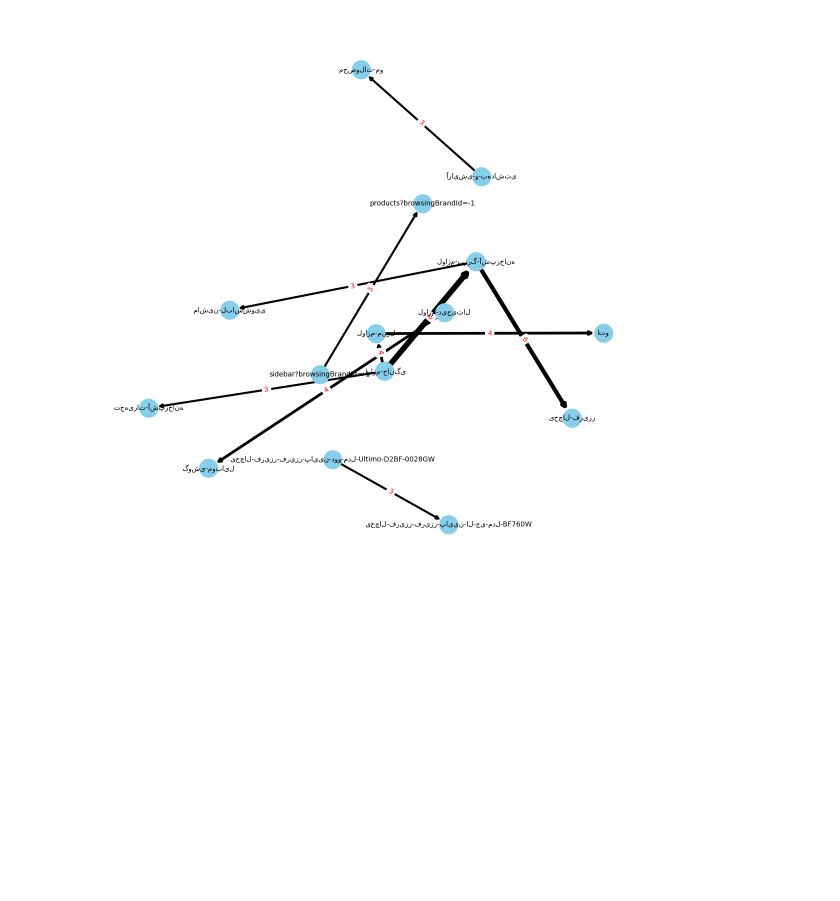
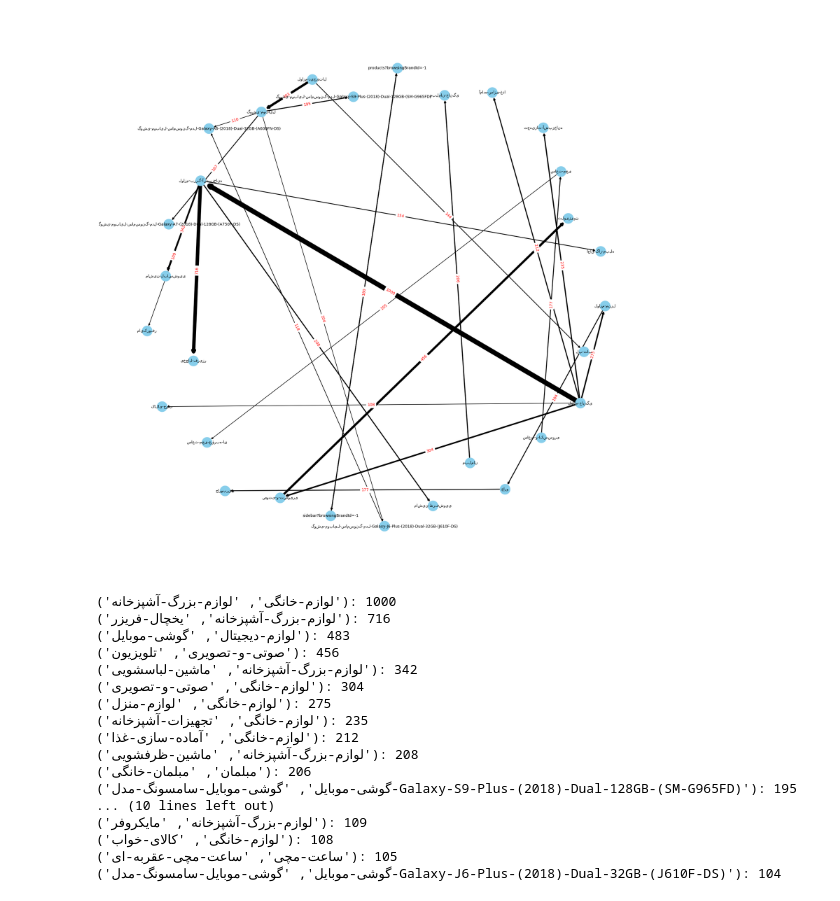
Before and after one commit to yutadd/Datascience_Server_Log, a Jupyter notebook: VisualizeWithFilter.ipynb, the cells around one changed output. Drawn from its saved outputs; the diff is of its cells as text; code cells hidden in the pictures; blank space fills up the shorter version.

Commit message:
Add new Jupyter notebooks and images for user filtering and grouping; Update visualization and ranking notebooks

```diff
--- a/VisualizeWithFilter.ipynb
+++ b/VisualizeWithFilter.ipynb
@@ -12,35 +12,57 @@ dataFrame['Request'] = dataFrame['Request'].apply(lambda url: url.split('/')[-1]
 dataFrame=dataFrame[dataFrame['Request']!='']
 dataFrame['next_request'] = dataFrame.groupby('IP')['Request'].shift(-1)
 dataFrame = dataFrame.dropna(subset=['next_request'])
-dataFrame=dataFrame.head(1000)
+#dataFrame=dataFrame.head(1000)
 # %%
 # 学習、予測
 import networkx as nx
 import matplotlib.pyplot as plt
 import time
 # 最小カウントを設定
-minimumCount = 3
+minimumCount = 100
 # エッジのリストを作成し、遷移の数をカウント
 transition_counts = dataFrame.groupby(['Request', 'next_request']).size().reset_index(name='count')
 # グラフを作成し、エッジの属性として遷移の数を格納
 G = nx.DiGraph()
 for _, row in transition_counts.iterrows():
     if row['Request'] != row['next_request']:
         G.add_edge(row['Request'], row['next_request'], weight=row['count'])
 # エッジの重みが最小カウント以上のものだけをフィルタリング
 filtered_edges = [(u, v, d['weight']) for u, v, d in G.edges(data=True) if d.get('weight', 0) >= minimumCount]
 
 # フィルタリングされたエッジで新しいグラフを作成
 filtered_G = nx.DiGraph()
+
 filtered_G.add_weighted_edges_from(filtered_edges)
 
 # フィルタリングされたグラフを描画
-plt.figure(figsize=(11, 11))
-pos_filtered = nx.spring_layout(filtered_G, k=0.1, iterations=2)
-edge_widths_filtered = [filtered_G[u][v]['weight'] for u, v in filtered_G.edges()]
+plt.figure(figsize=(20, 20))
+pos_filtered = nx.spring_layout(filtered_G, k=120, iterations=50)
+edge_widths_filtered = [filtered_G[u][v]['weight']/80 for u, v in filtered_G.edges()]
 edge_labels_filtered = {(u, v): filtered_G[u][v]['weight'] for u, v in filtered_G.edges()}
 nx.draw(filtered_G, pos_filtered, with_labels=True, node_size=700, node_color='skyblue', font_size=10, width=edge_widths_filtered)
 nx.draw_networkx_edge_labels(filtered_G, pos_filtered, edge_labels=edge_labels_filtered, font_color='red')
 plt.show()
+edge_weights = nx.get_edge_attributes(filtered_G, 'weight')
+sorted_edges = sorted(edge_weights.items(), key=lambda item: item[1], reverse=True)
+for edge, weight in sorted_edges:
+    print(f"{edge}: {weight}")
 # %% [output]
-[figure, old version]
+[figure, new version]
+('لوازم-خانگی', 'لوازم-بزرگ-آشپزخانه'): 1000
+('لوازم-بزرگ-آشپزخانه', 'یخچال-فریزر'): 716
+('لوازم-دیجیتال', 'گوشی-موبایل'): 483
+('صوتی-و-تصویری', 'تلویزیون'): 456
+('لوازم-بزرگ-آشپزخانه', 'ماشین-لباسشویی'): 342
+('لوازم-خانگی', 'صوتی-و-تصویری'): 304
+('لوازم-خانگی', 'لوازم-منزل'): 275
+('لوازم-خانگی', 'تجهیزات-آشپزخانه'): 235
+('لوازم-خانگی', 'آماده-سازی-غذا'): 212
+('لوازم-بزرگ-آشپزخانه', 'ماشین-ظرفشویی'): 208
+('مبلمان', 'مبلمان-خانگی'): 206
+('گوشی-موبایل', 'گوشی-موبایل-سامسونگ-مدل-Galaxy-S9-Plus-(2018)-Dual-128GB-(SM-G965FD)'): 195
+... (10 lines left out)
+('لوازم-بزرگ-آشپزخانه', 'مایکروفر'): 109
+('لوازم-خانگی', 'کالای-خواب'): 108
+('ساعت-مچی', 'ساعت-مچی-عقربه-ای'): 105
+('گوشی-موبایل', 'گوشی-موبایل-سامسونگ-مدل-Galaxy-J6-Plus-(2018)-Dual-32GB-(J610F-DS)'): 104
```
Also changed, not shown: 5 other files.
